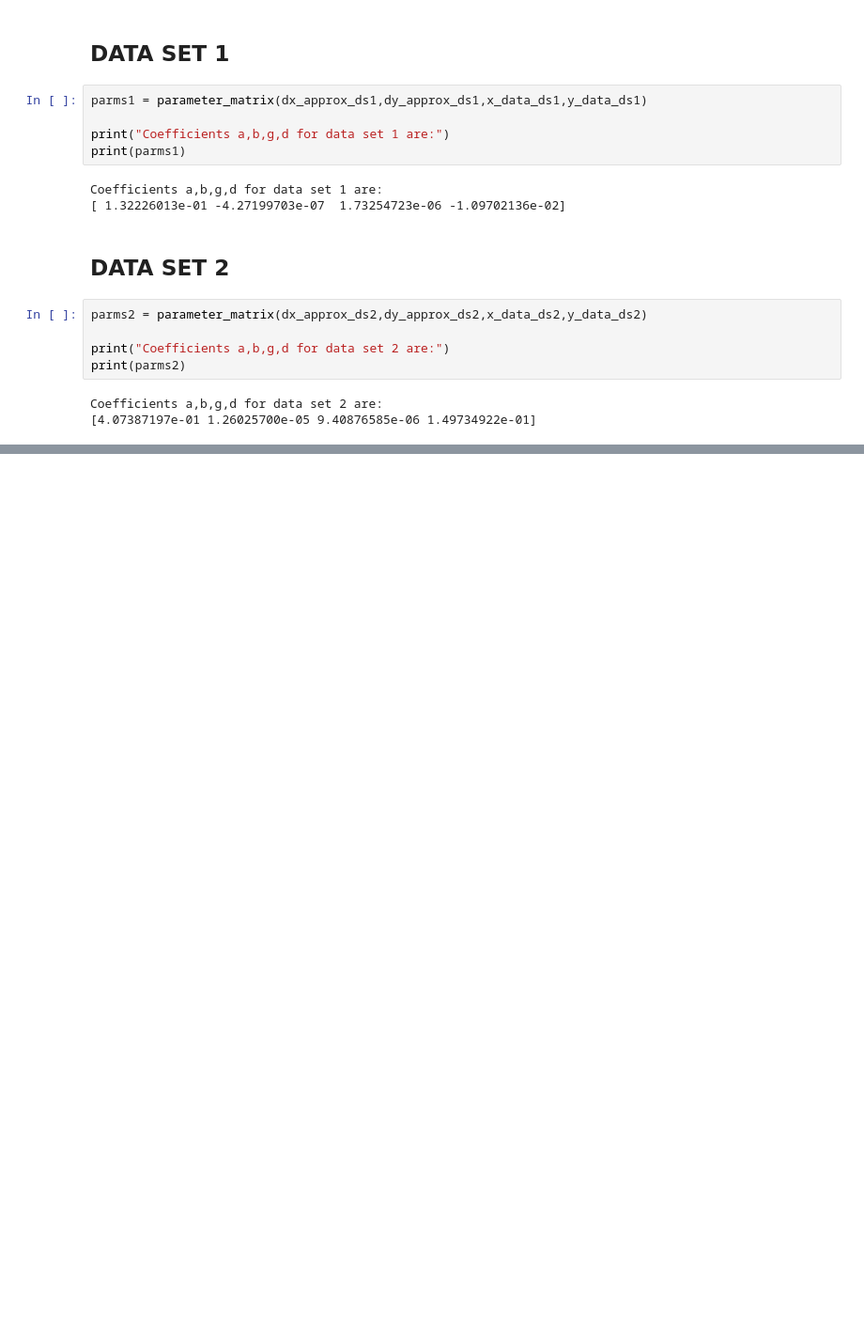
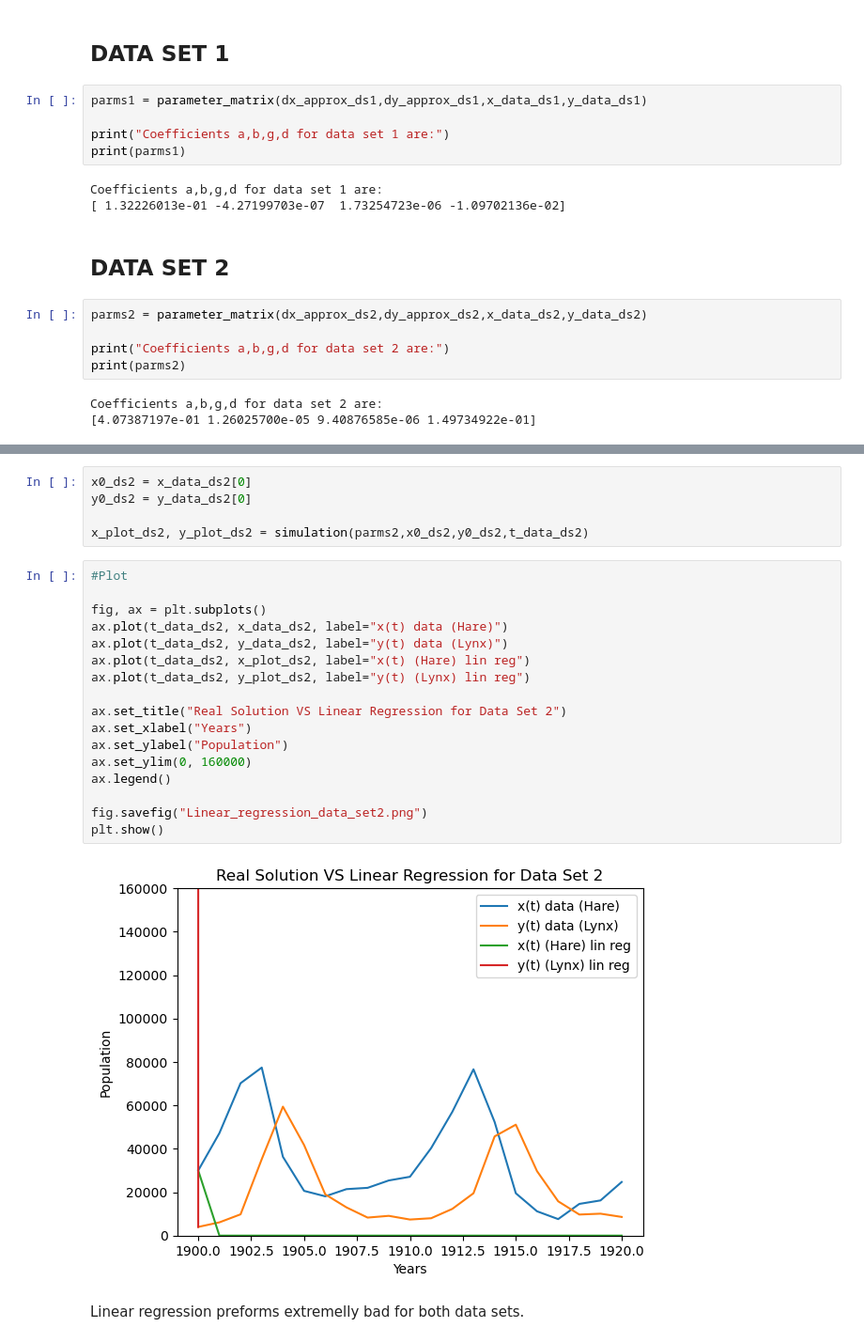
Before and after one commit to HannaKarwowska/Scientific-Machine-Learning-PSI-2026, a Jupyter notebook: Homework/My Homeworks 2/HW2_Hanna.ipynb, the cells around one changed output, grey strips where cells are left out. Shown at 94% size. Cells and saved outputs as stored; diff of their text form; blank space fills up the shorter version.

```diff
--- a/Homework/My Homeworks 2/HW2_Hanna.ipynb
+++ b/Homework/My Homeworks 2/HW2_Hanna.ipynb
@@ -659,0 +729,26 @@ Coefficients a,b,g,d for data set 2 are:
+# %%
+x0_ds2 = x_data_ds2[0]
+y0_ds2 = y_data_ds2[0]
+
+x_plot_ds2, y_plot_ds2 = simulation(parms2,x0_ds2,y0_ds2,t_data_ds2)
+# %%
+#Plot
+
+fig, ax = plt.subplots()
+ax.plot(t_data_ds2, x_data_ds2, label="x(t) data (Hare)")
+ax.plot(t_data_ds2, y_data_ds2, label="y(t) data (Lynx)")
+ax.plot(t_data_ds2, x_plot_ds2, label="x(t) (Hare) lin reg")
+ax.plot(t_data_ds2, y_plot_ds2, label="y(t) (Lynx) lin reg")
+
+ax.set_title("Real Solution VS Linear Regression for Data Set 2")
+ax.set_xlabel("Years")
+ax.set_ylabel("Population")
+ax.set_ylim(0, 160000)
+ax.legend()
+
+fig.savefig("Linear_regression_data_set2.png")
+plt.show()
+# %% [output]
+[figure, added]
+# %% [markdown]
+Linear regression preforms extremelly bad for both data sets.
```
Also changed, not shown: parts of 7 cells of this notebook, 2 other files.
